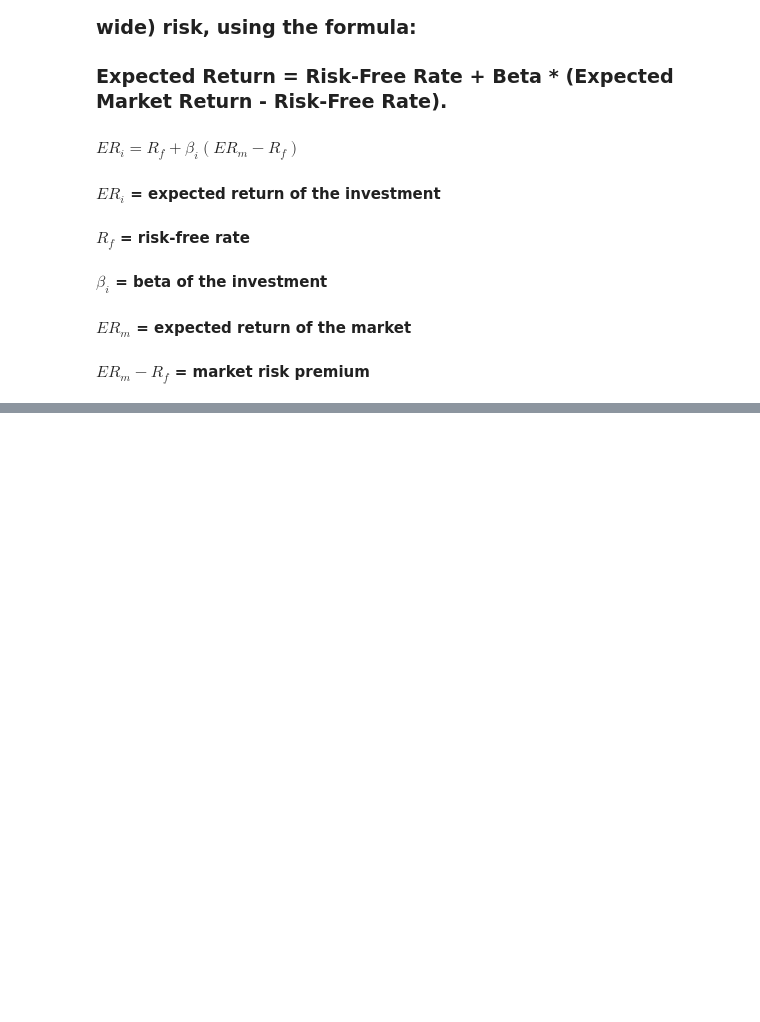
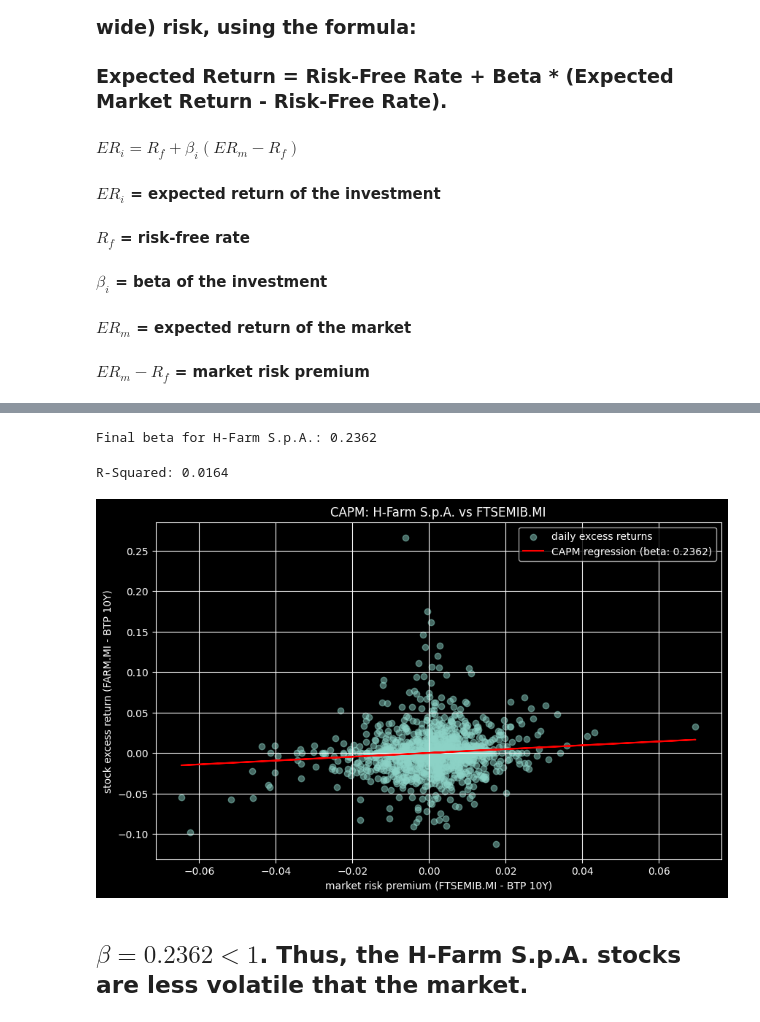
Before and after one commit to jngmika/capm_regression_analysis, a Jupyter notebook: capm_regression.ipynb, the cells around one changed output, grey strips where cells are left out. Saved outputs shown, nothing was run; the diff lists cells and outputs as text; code cells hidden in the pictures; blank space fills up the shorter version.

Commit message:
refine capm_regression.ipynb

```diff
--- a/capm_regression.ipynb
+++ b/capm_regression.ipynb
@@ -58,0 +49,2 @@ df
+# %%
+returns = df.pct_change().fillna(0)
@@ -58,0 +82,5 @@ df
+# %%
+market_risk_premium = returns["FTSEMIB.MI"] - returns["BTP10.MI"]  # x-axis
+# %%
+farm_mi_returns = returns["FARM.MI"]  # y-axis
+risk_free_returns = returns["BTP10.MI"]  # y-intercept
@@ -58,0 +115,38 @@ df
+# %%
+learning_rate = 0.1
+n = len(market_risk_premium)
+beta = 0.0
+
+excess_return_stock = farm_mi_returns - risk_free_returns
+
+for i in range(50000):
+    prediction = beta * market_risk_premium
+    gradient = (-2 / n) * (market_risk_premium * (excess_return_stock - prediction)).sum()
+    beta = beta - learning_rate * gradient
+
+print(f"Final beta for H-Farm S.p.A.: {beta:.4f}")
+# %% [output]
+Final beta for H-Farm S.p.A.: 0.2362
+# %%
+excess_return_stock_mean = np.mean(excess_return_stock)
+ss_res = np.sum((excess_return_stock - (beta * market_risk_premium)) ** 2)
+ss_tot = np.sum((excess_return_stock - excess_return_stock_mean) ** 2)
+r_squared = 1 - (ss_res / ss_tot)
+
+print(f"R-Squared: {r_squared:.4f}")
+# %% [output]
+R-Squared: 0.0164
+# %%
+plt.figure(figsize=(10, 6))
+plt.scatter(market_risk_premium, excess_return_stock, alpha=0.5, label='daily excess returns')
+plt.plot(market_risk_premium, beta * market_risk_premium, color='red', label=f'CAPM regression (beta: {beta:.4f})')
+plt.title('CAPM: H-Farm S.p.A. vs FTSEMIB.MI')
+plt.xlabel('market risk premium (FTSEMIB.MI - BTP 10Y)')
+plt.ylabel('stock excess return (FARM.MI - BTP 10Y)')
+plt.legend()
+plt.grid(True)
+plt.show()
+# %% [output]
+[figure, added]
+# %% [markdown]
+## $\beta = 0.2362 < 1$. Thus, the H-Farm S.p.A. stocks are less volatile that the market.
```
Also changed, not shown: parts of 14 cells of this notebook.
